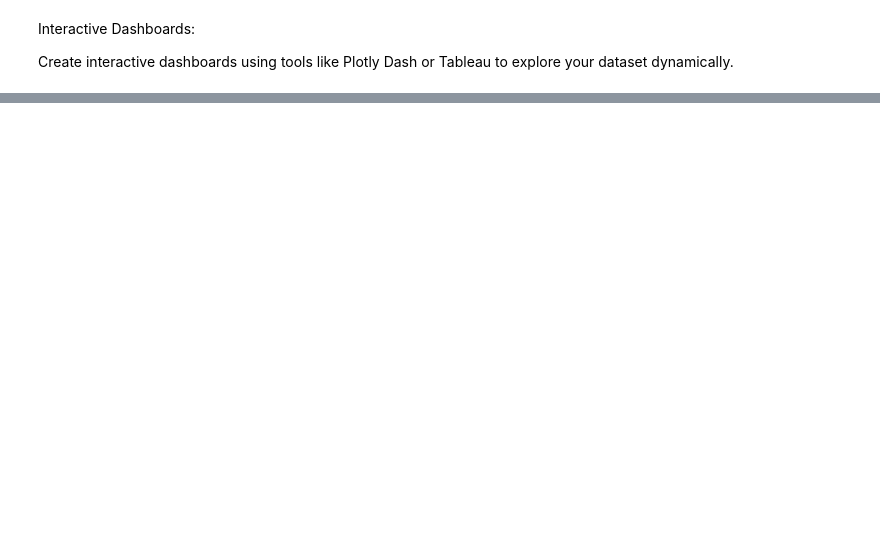
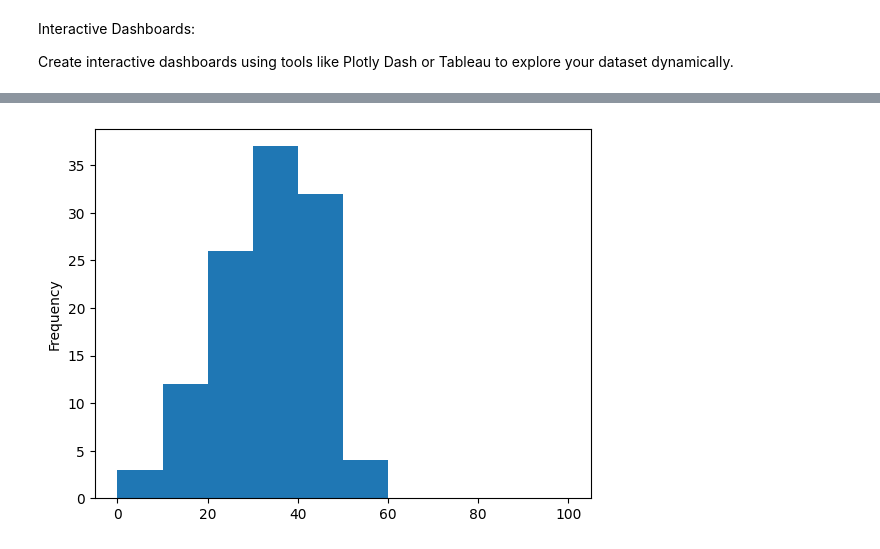
Before and after one commit to CC-Sev/spotify_analysis, a Jupyter notebook: Analysis.ipynb, the cells around one changed output, grey strips where cells are left out. Saved outputs shown, nothing was run; the diff lists cells and outputs as text; code cells hidden in the pictures; blank space fills up the shorter version.

```diff
--- a/Analysis.ipynb
+++ b/Analysis.ipynb
@@ -236,0 +273,3 @@ Create interactive dashboards using tools like Plotly Dash or Tableau to explore
+# %%
+avg_genre = df.groupby('track_genre')['popularity'].mean()
+avg_genre
@@ -236,0 +290,5 @@ Create interactive dashboards using tools like Plotly Dash or Tableau to explore
+# %%
+avg_genre.plot.hist(bins = [0,10,20,30,40,50,60,70,80,90,100])
+plt.show()
+# %% [output]
+[figure, added]
```
Also changed, not shown: parts of 6 cells of this notebook.
